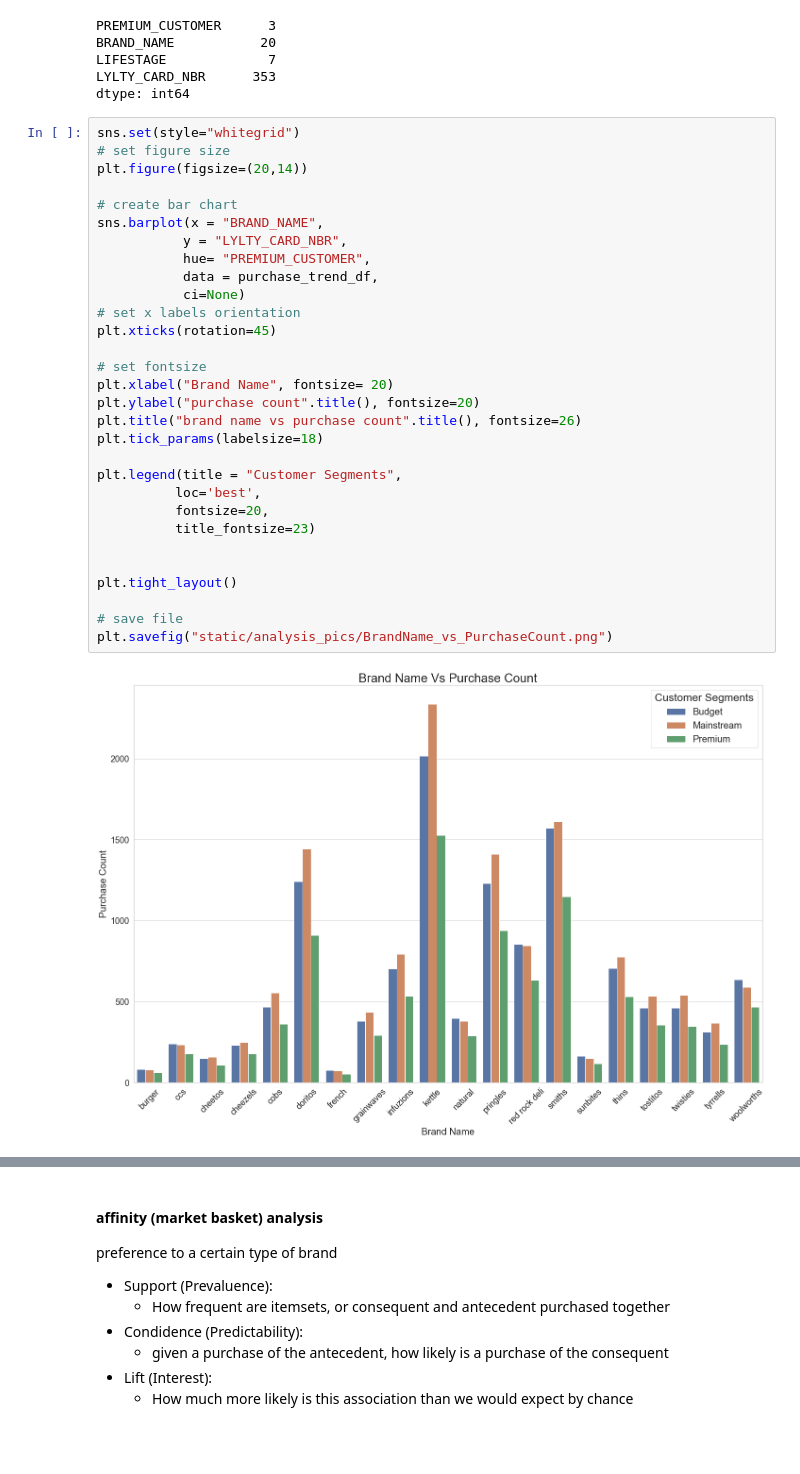
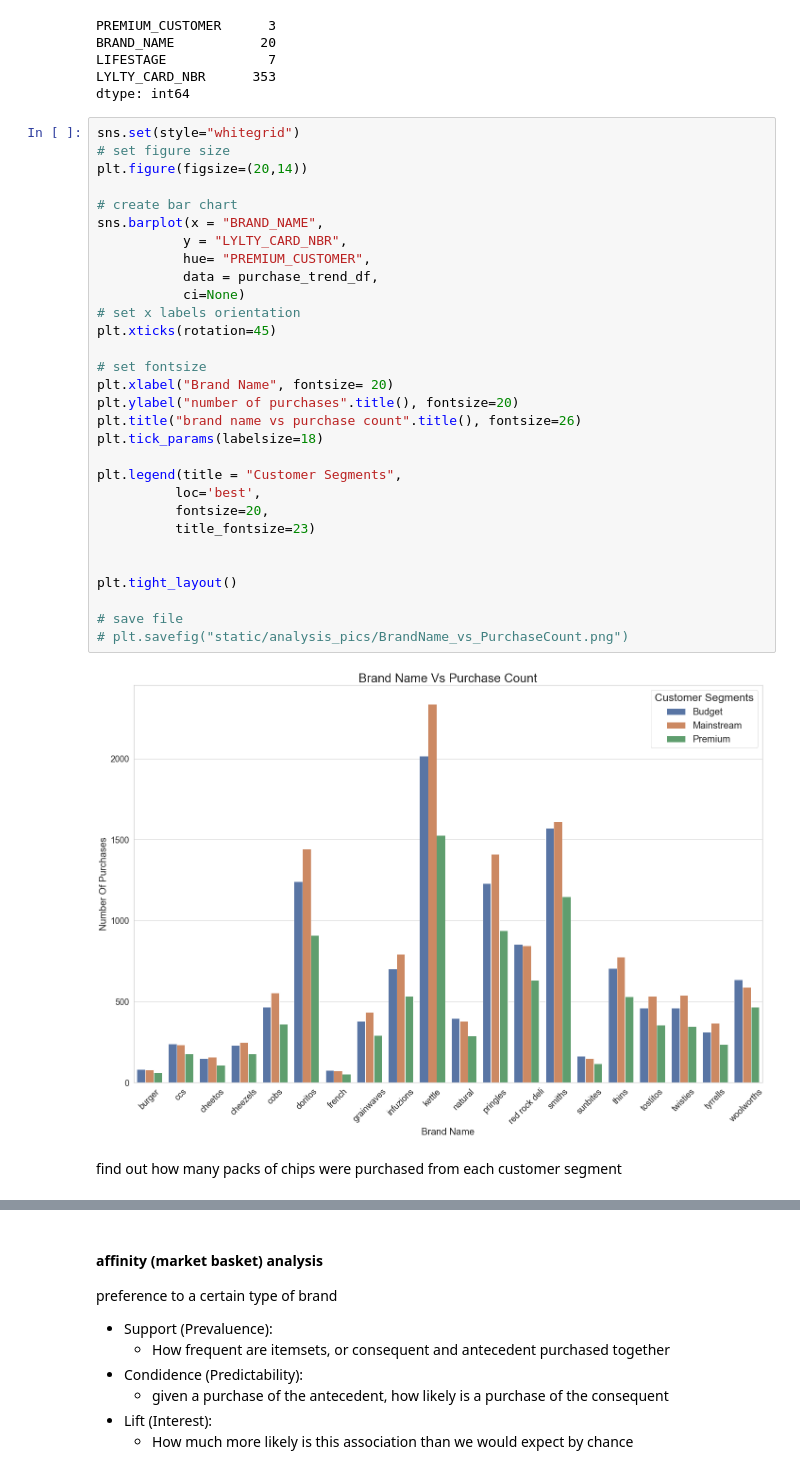
Before and after one commit to daniel8691/Quantium-virtual-internship, a Jupyter notebook: module_one_data_preparation.ipynb, the cells around one changed output, grey strips where cells are left out. Cells and saved outputs as stored; diff of their text form; blank space fills up the shorter version.

Commit message:
updated analysis

```diff
--- a/module_one_data_preparation.ipynb
+++ b/module_one_data_preparation.ipynb
@@ -1135,32 +1135,34 @@ dtype: int64
 # %%
 sns.set(style="whitegrid")
 # set figure size
 plt.figure(figsize=(20,14))
 
 # create bar chart
 sns.barplot(x = "BRAND_NAME",
            y = "LYLTY_CARD_NBR",
            hue= "PREMIUM_CUSTOMER",
            data = purchase_trend_df,
            ci=None)
 # set x labels orientation
 plt.xticks(rotation=45)
 
 # set fontsize
 plt.xlabel("Brand Name", fontsize= 20)
-plt.ylabel("purchase count".title(), fontsize=20)
+plt.ylabel("number of purchases".title(), fontsize=20)
 plt.title("brand name vs purchase count".title(), fontsize=26)
 plt.tick_params(labelsize=18)
 
 plt.legend(title = "Customer Segments",
           loc='best',
           fontsize=20,
           title_fontsize=23)
 
 
 plt.tight_layout()
 
 # save file
-plt.savefig("static/analysis_pics/BrandName_vs_PurchaseCount.png")
+# plt.savefig("static/analysis_pics/BrandName_vs_PurchaseCount.png")
 # %% [output]
-[figure, old version]
+[figure, new version]
+# %% [markdown]
+find out how many packs of chips were purchased from each customer segment
```
Also changed, not shown: parts of 8 cells of this notebook, 1 other file.
